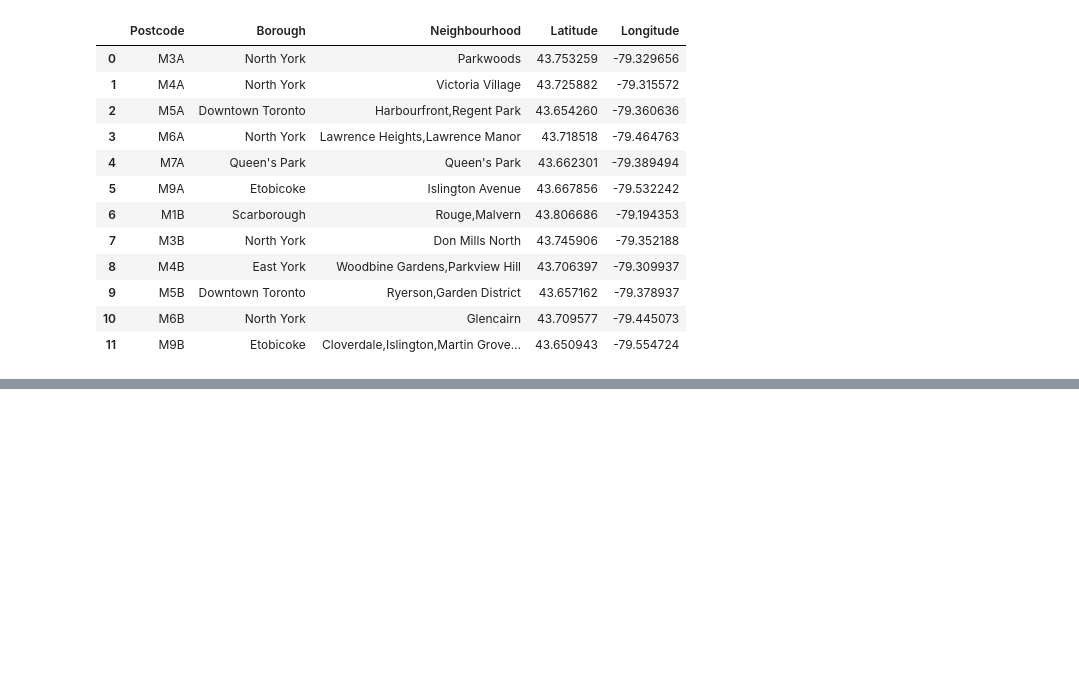
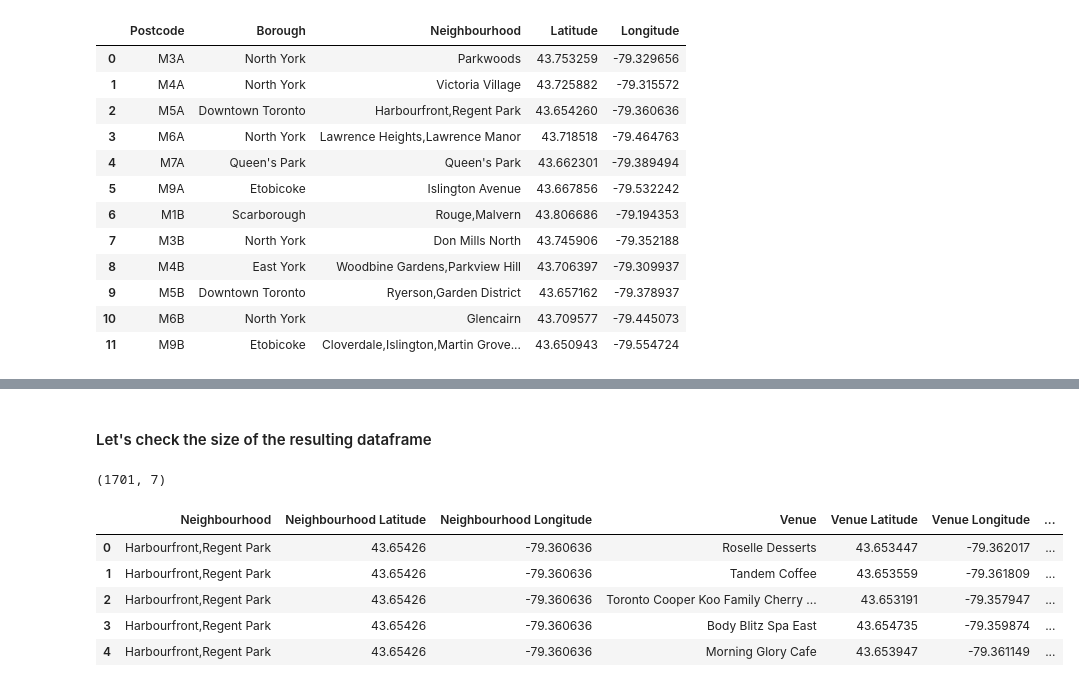
Before and after one commit to thaisceline/Coursera_Capstone, a Jupyter notebook: Neighborhoods in Toronto.ipynb, the cells around one changed output, grey strips where cells are left out. Saved outputs shown, nothing was run; the diff lists cells and outputs as text; code cells hidden in the pictures; blank space fills up the shorter version.

```diff
--- a/Neighborhoods in Toronto.ipynb
+++ b/Neighborhoods in Toronto.ipynb
@@ -195,0 +346,13 @@ df_coords.head(12)
+# %% [markdown]
+#### Let's check the size of the resulting dataframe
+# %%
+print(toronto_venues.shape)
+toronto_venues.head()
+# %% [output]
+(1701, 7)
+|  | Neighbourhood | Neighbourhood Latitude | Neighbourhood Longitude | Venue | Venue Latitude | Venue Longitude | ... |
+| 0 | Harbourfront,Regent Park | 43.65426 | -79.360636 | Roselle Desserts | 43.653447 | -79.362017 | ... |
+| 1 | Harbourfront,Regent Park | 43.65426 | -79.360636 | Tandem Coffee | 43.653559 | -79.361809 | ... |
+| 2 | Harbourfront,Regent Park | 43.65426 | -79.360636 | Toronto Cooper Koo Family Cherry ... | 43.653191 | -79.357947 | ... |
+| 3 | Harbourfront,Regent Park | 43.65426 | -79.360636 | Body Blitz Spa East | 43.654735 | -79.359874 | ... |
+| 4 | Harbourfront,Regent Park | 43.65426 | -79.360636 | Morning Glory Cafe | 43.653947 | -79.361149 | ... |
```
Also changed, not shown: parts of 31 cells of this notebook.
